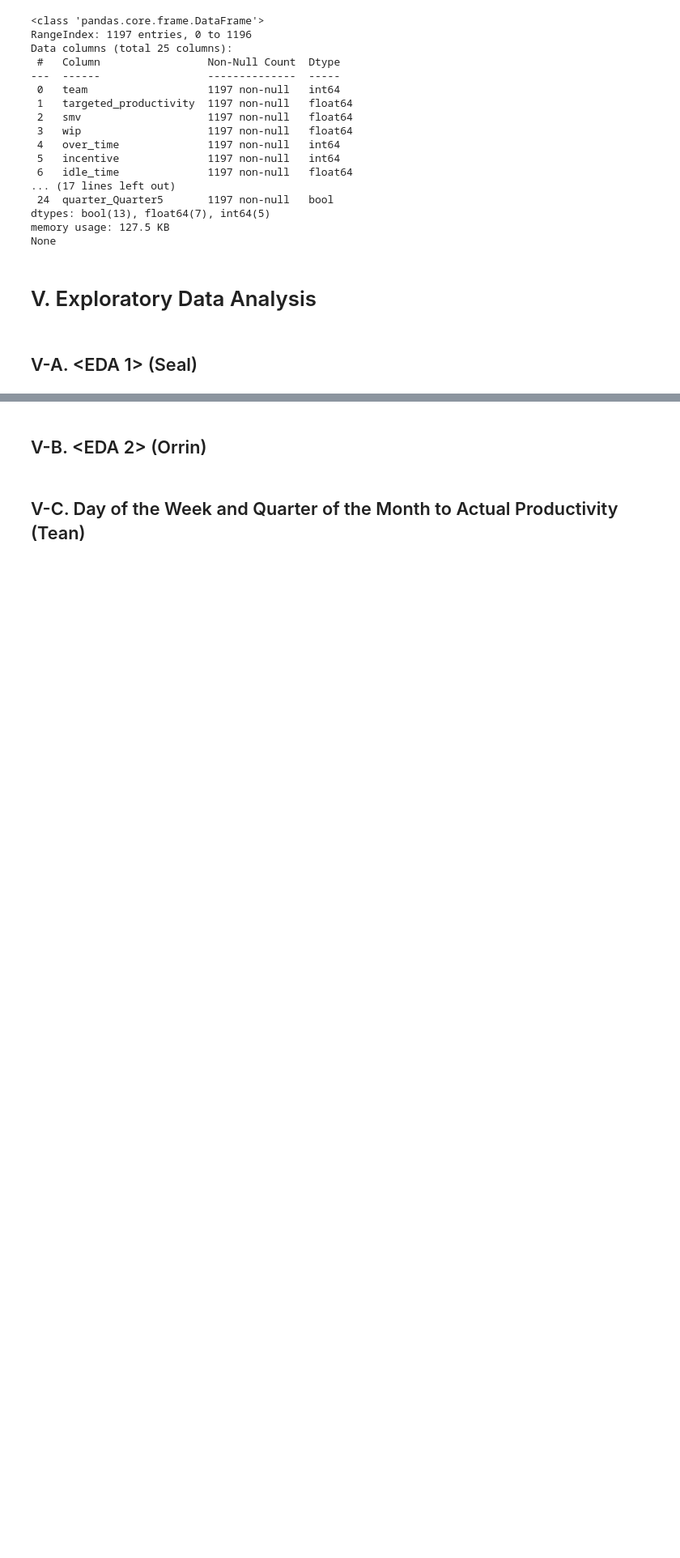
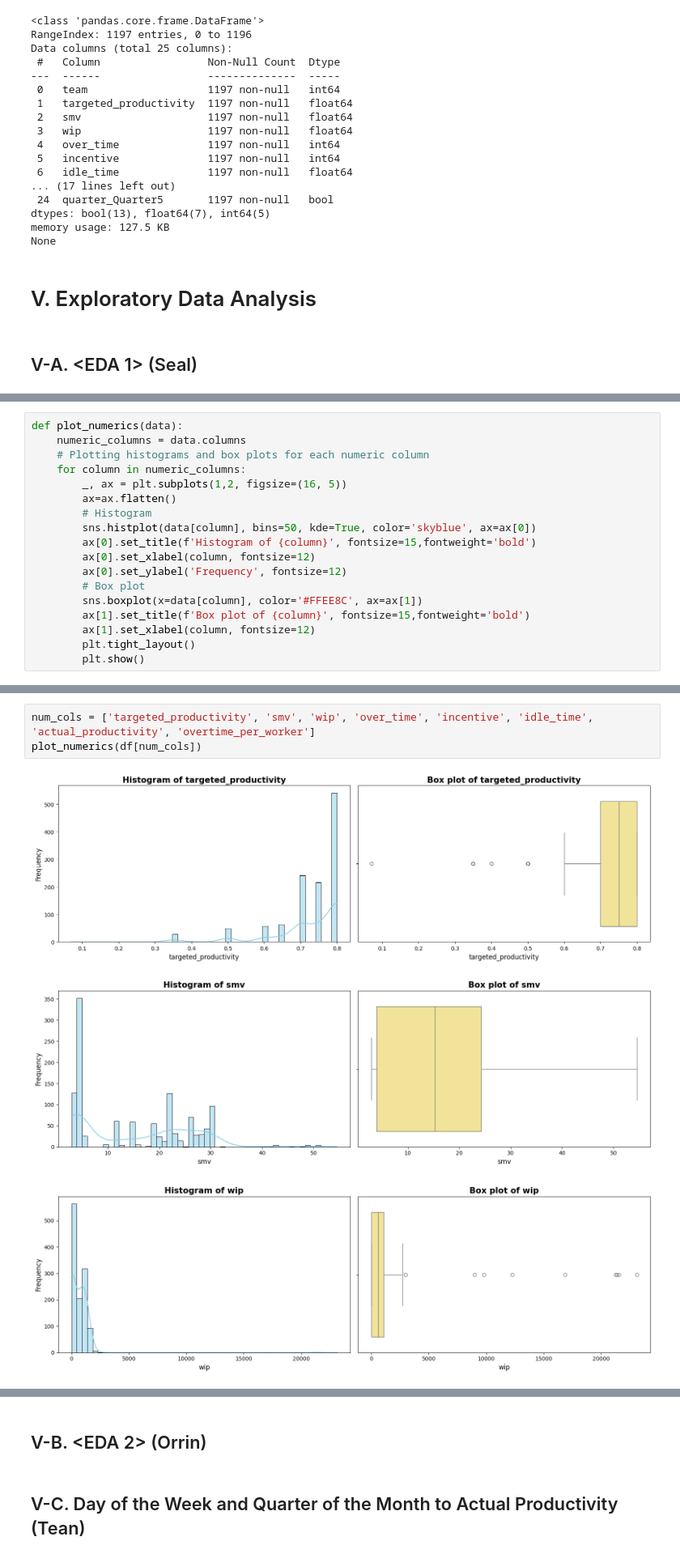
Before and after one commit to TeanConcio/CCPROG1-MP, a Jupyter notebook: machine_project_notebook.ipynb, the cells around one changed output, grey strips where cells are left out. Shown at 81% size. Drawn from its saved outputs; the diff is of its cells as text; blank space fills up the shorter version.

```diff
--- a/machine_project_notebook.ipynb
+++ b/machine_project_notebook.ipynb
@@ -472,0 +508,18 @@ None
+# %%
+def plot_numerics(data):
+    numeric_columns = data.columns
+    # Plotting histograms and box plots for each numeric column
+    for column in numeric_columns:
+        _, ax = plt.subplots(1,2, figsize=(16, 5))
+        ax=ax.flatten()
+        # Histogram
+        sns.histplot(data[column], bins=50, kde=True, color='skyblue', ax=ax[0])
+        ax[0].set_title(f'Histogram of {column}', fontsize=15,fontweight='bold')
+        ax[0].set_xlabel(column, fontsize=12)
+        ax[0].set_ylabel('Frequency', fontsize=12)
+        # Box plot
+        sns.boxplot(x=data[column], color='#FFEE8C', ax=ax[1])
+        ax[1].set_title(f'Box plot of {column}', fontsize=15,fontweight='bold')
+        ax[1].set_xlabel(column, fontsize=12)
+        plt.tight_layout()
+        plt.show()
@@ -472,0 +538,7 @@ None
+# %%
+num_cols = ['targeted_productivity', 'smv', 'wip', 'over_time', 'incentive', 'idle_time', 'actual_productivity', 'overtime_per_worker']
+plot_numerics(df[num_cols])
+# %% [output]
+[figure, added]
+[figure, added]
+[figure, added]
```
Also changed, not shown: parts of 7 cells of this notebook.
